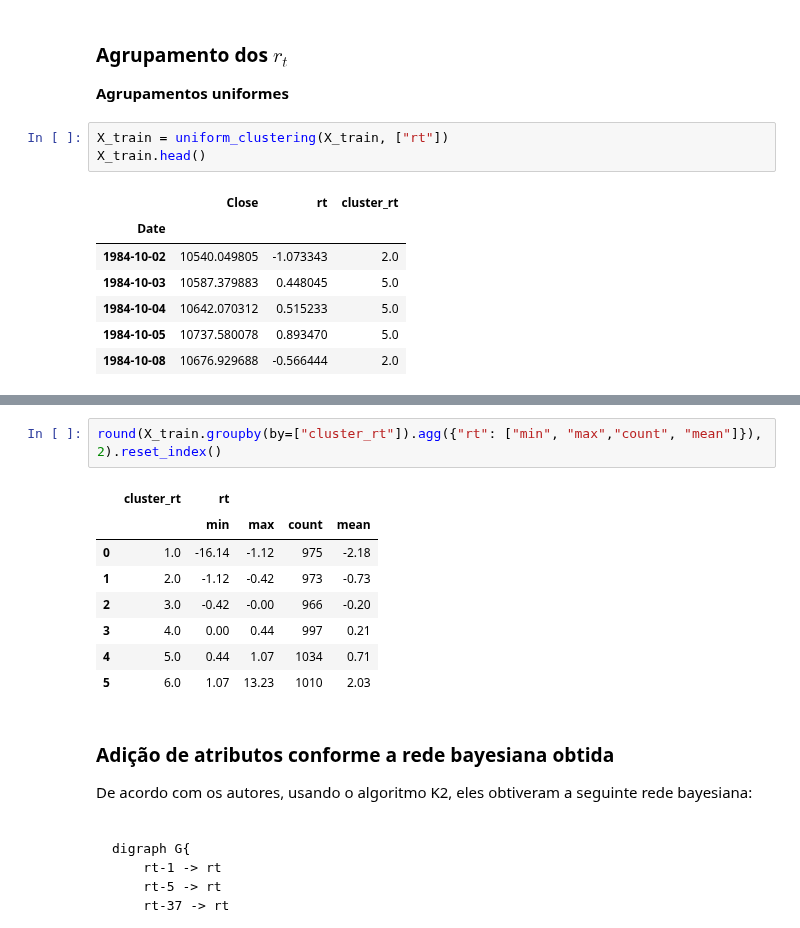
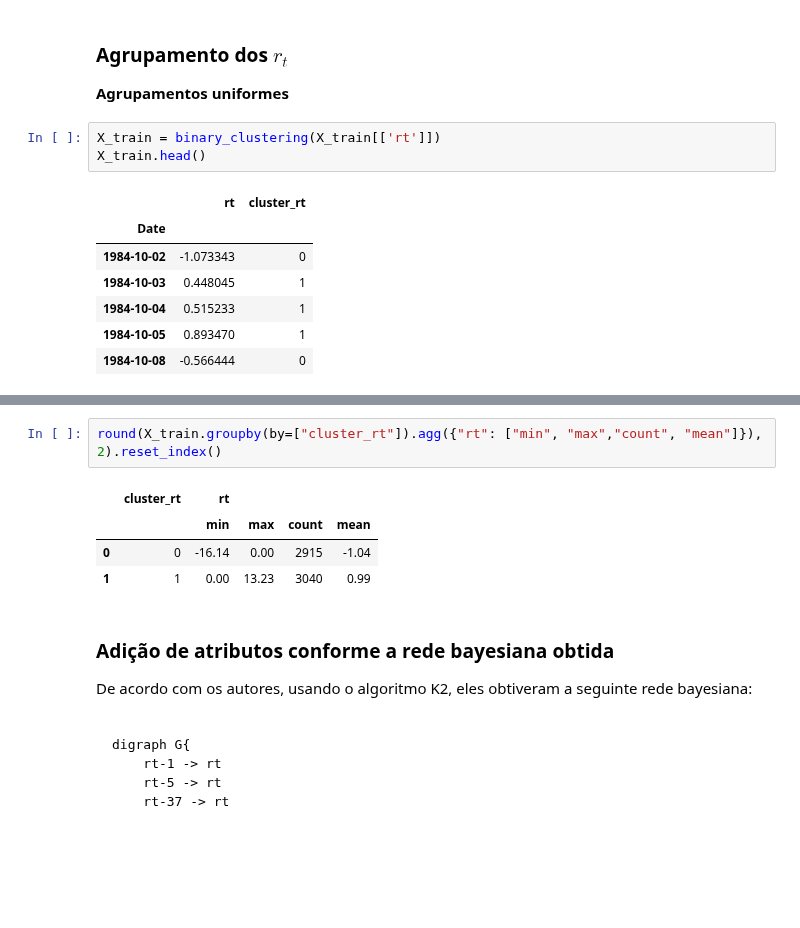
Before and after one commit to cafe-com-analytics/stock_market_index_daily_direction, a Jupyter notebook: notebooks/01_reproducing_paper_using_pomegranate.ipynb, the cells around one changed output, grey strips where cells are left out. Saved outputs shown, nothing was run; the diff lists cells and outputs as text; blank space fills up the shorter version.

```diff
--- a/notebooks/01_reproducing_paper_using_pomegranate.ipynb
+++ b/notebooks/01_reproducing_paper_using_pomegranate.ipynb
@@ -110,16 +141,16 @@ plt.show();
 
 **Agrupamentos uniformes**
 # %%
-X_train = uniform_clustering(X_train, ["rt"])
+X_train = binary_clustering(X_train[['rt']])
 X_train.head()
 # %% [output]
-|  | Close | rt | cluster_rt |
-| Date |  |  |  |
-| 1984-10-02 | 10540.049805 | -1.073343 | 2.0 |
-| 1984-10-03 | 10587.379883 | 0.448045 | 5.0 |
-| 1984-10-04 | 10642.070312 | 0.515233 | 5.0 |
-| 1984-10-05 | 10737.580078 | 0.893470 | 5.0 |
-| 1984-10-08 | 10676.929688 | -0.566444 | 2.0 |
+|  | rt | cluster_rt |
+| Date |  |  |
+| 1984-10-02 | -1.073343 | 0 |
+| 1984-10-03 | 0.448045 | 1 |
+| 1984-10-04 | 0.515233 | 1 |
+| 1984-10-05 | 0.893470 | 1 |
+| 1984-10-08 | -0.566444 | 0 |
 # %% [markdown]
 Comparando agrupamento abtido com o agrupamento exposto no artigo.
 
@@ -130,12 +161,8 @@ round(X_train.groupby(by=["cluster_rt"]).agg({"rt": ["min", "max","count", "mean
 # %% [output]
 |  | cluster_rt | rt |  |  |  |
 |  |  | min | max | count | mean |
-| 0 | 1.0 | -16.14 | -1.12 | 975 | -2.18 |
-| 1 | 2.0 | -1.12 | -0.42 | 973 | -0.73 |
-| 2 | 3.0 | -0.42 | -0.00 | 966 | -0.20 |
-| 3 | 4.0 | 0.00 | 0.44 | 997 | 0.21 |
-| 4 | 5.0 | 0.44 | 1.07 | 1034 | 0.71 |
-| 5 | 6.0 | 1.07 | 13.23 | 1010 | 2.03 |
+| 0 | 0 | -16.14 | 0.00 | 2915 | -1.04 |
+| 1 | 1 | 0.00 | 13.23 | 3040 | 0.99 |
 # %% [markdown]
 ### Adição de atributos conforme a rede bayesiana obtida
 
```
Also changed, not shown: parts of 10 cells of this notebook, 1 other file.
